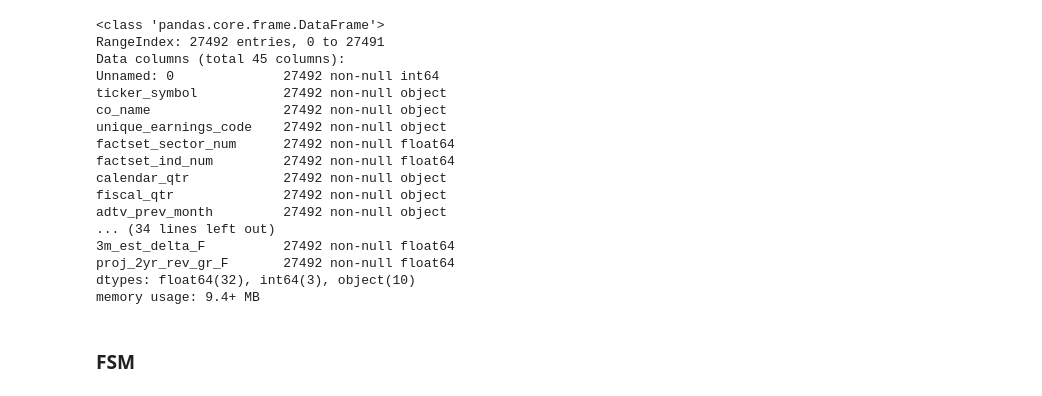
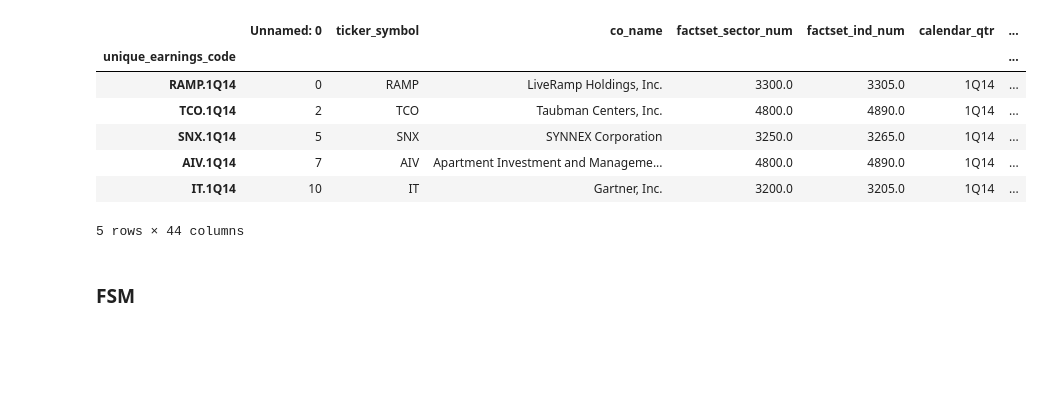
Before and after one commit to jlewis425/anomalies-in-earnings-release-reactions, a Jupyter notebook: fsm_sandbox.ipynb, the cells around one changed output. Drawn from its saved outputs; the diff is of its cells as text; code cells hidden in the pictures; blank space fills up the shorter version.

```diff
--- a/fsm_sandbox.ipynb
+++ b/fsm_sandbox.ipynb
@@ -18,25 +21,16 @@ from sklearn.utils.multiclass import unique_labels
 
 data = pd.read_csv('data/combined_clean.csv', low_memory=False)
 # %%
-data.info()
+data.head()
 # %% [output]
+|  | Unnamed: 0 | ticker_symbol | co_name | factset_sector_num | factset_ind_num | calendar_qtr | ... |
+| unique_earnings_code |  |  |  |  |  |  | ... |
+| RAMP.1Q14 | 0 | RAMP | LiveRamp Holdings, Inc. | 3300.0 | 3305.0 | 1Q14 | ... |
+| TCO.1Q14 | 2 | TCO | Taubman Centers, Inc. | 4800.0 | 4890.0 | 1Q14 | ... |
+| SNX.1Q14 | 5 | SNX | SYNNEX Corporation | 3250.0 | 3265.0 | 1Q14 | ... |
+| AIV.1Q14 | 7 | AIV | Apartment Investment and Manageme... | 4800.0 | 4890.0 | 1Q14 | ... |
+| IT.1Q14 | 10 | IT | Gartner, Inc. | 3200.0 | 3205.0 | 1Q14 | ... |
-<class 'pandas.core.frame.DataFrame'>
-RangeIndex: 27492 entries, 0 to 27491
-Data columns (total 45 columns):
-Unnamed: 0              27492 non-null int64
-ticker_symbol           27492 non-null object
-co_name                 27492 non-null object
-unique_earnings_code    27492 non-null object
-factset_sector_num      27492 non-null float64
-factset_ind_num         27492 non-null float64
-calendar_qtr            27492 non-null object
-fiscal_qtr              27492 non-null object
-adtv_prev_month         27492 non-null object
-... (34 lines left out)
-3m_est_delta_F          27492 non-null float64
-proj_2yr_rev_gr_F       27492 non-null float64
-dtypes: float64(32), int64(3), object(10)
-memory usage: 9.4+ MB
+5 rows × 44 columns
 # %%
 def transform_dates(df, col_name):
     """Helper function to convert date columns to a sortable format"""
```
Also changed, not shown: parts of 50 cells of this notebook, 3 other files.
